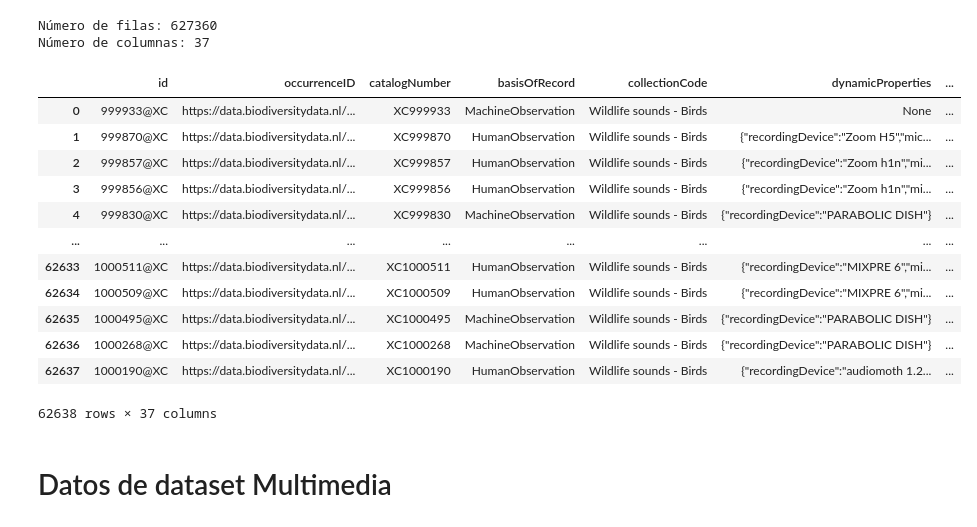
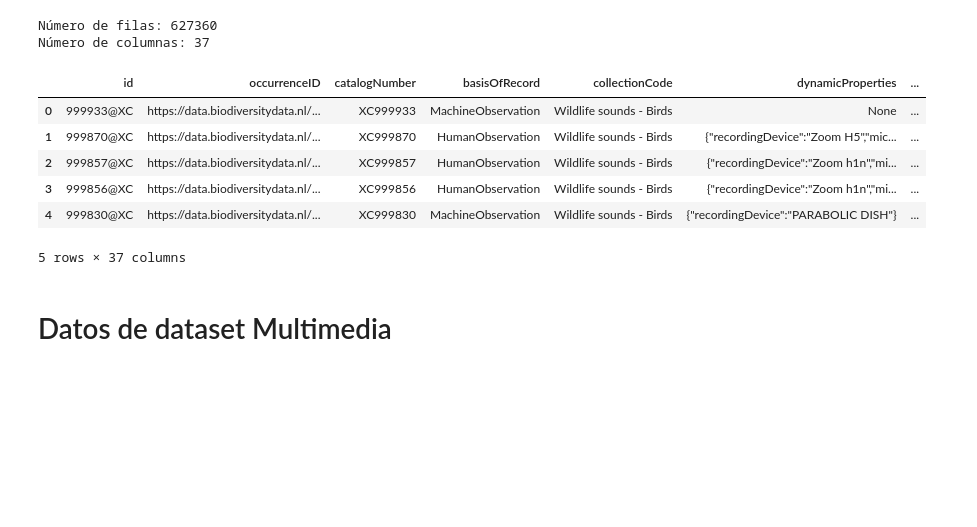
Before and after one commit to anto-rom/Birds_Spain_Project, a Jupyter notebook: notebooks/00_preparacion y limpieza2.ipynb, the cells around one changed output. Saved outputs shown, nothing was run; the diff lists cells and outputs as text; code cells hidden in the pictures; blank space fills up the shorter version.

```diff
--- a/notebooks/00_preparacion y limpieza2.ipynb
+++ b/notebooks/00_preparacion y limpieza2.ipynb
@@ -126,34 +128,31 @@ print("Número de columnas:", df_europe_geo.shape[1])
 Número de filas: 627360
 Número de columnas: 37
 # %%
-# Filtrado del dataset solo para España
 import duckdb
 
-# Crear conexión (o usar :memory:)
+# URL del CSV en Dropbox
+urlo = 'https://www.dropbox.com/scl/fi/i9sshclfbojl8az397ce0/Occurrence.txt?rlkey=daw5f2p78yn1r5bt67vdyk1yv&st=0yc5vcl1&dl=1'
+
+# Conexión en memoria
 con = duckdb.connect()
 
-# Ejecutar consulta SQL
-result = con.execute("""
+# Ejecutar consulta SQL con f-string para interpolar la variable
+result = con.execute(f"""
     SELECT *
-    FROM read_csv_auto('https://www.dropbox.com/scl/fi/i9sshclfbojl8az397ce0/Occurrence.txt?rlkey=daw5f2p78yn1r5bt67vdyk1yv&st=0yc5vcl1&dl=1')
+    FROM read_csv_auto('{urlo}')
     WHERE country = 'Spain'
 """).df()
 
-result
+# Mostrar resultados
+result.head()
 # %% [output]
 |  | id | occurrenceID | catalogNumber | basisOfRecord | collectionCode | dynamicProperties | ... |
 | 0 | 999933@XC | https://data.biodiversitydata.nl/... | XC999933 | MachineObservation | Wildlife sounds - Birds | None | ... |
 | 1 | 999870@XC | https://data.biodiversitydata.nl/... | XC999870 | HumanObservation | Wildlife sounds - Birds | {"recordingDevice":"Zoom H5","mic... | ... |
 | 2 | 999857@XC | https://data.biodiversitydata.nl/... | XC999857 | HumanObservation | Wildlife sounds - Birds | {"recordingDevice":"Zoom h1n","mi... | ... |
 | 3 | 999856@XC | https://data.biodiversitydata.nl/... | XC999856 | HumanObservation | Wildlife sounds - Birds | {"recordingDevice":"Zoom h1n","mi... | ... |
 | 4 | 999830@XC | https://data.biodiversitydata.nl/... | XC999830 | MachineObservation | Wildlife sounds - Birds | {"recordingDevice":"PARABOLIC DISH"} | ... |
-| ... | ... | ... | ... | ... | ... | ... | ... |
-| 62633 | 1000511@XC | https://data.biodiversitydata.nl/... | XC1000511 | HumanObservation | Wildlife sounds - Birds | {"recordingDevice":"MIXPRE 6","mi... | ... |
-| 62634 | 1000509@XC | https://data.biodiversitydata.nl/... | XC1000509 | HumanObservation | Wildlife sounds - Birds | {"recordingDevice":"MIXPRE 6","mi... | ... |
-| 62635 | 1000495@XC | https://data.biodiversitydata.nl/... | XC1000495 | MachineObservation | Wildlife sounds - Birds | {"recordingDevice":"PARABOLIC DISH"} | ... |
-| 62636 | 1000268@XC | https://data.biodiversitydata.nl/... | XC1000268 | MachineObservation | Wildlife sounds - Birds | {"recordingDevice":"PARABOLIC DISH"} | ... |
-| 62637 | 1000190@XC | https://data.biodiversitydata.nl/... | XC1000190 | HumanObservation | Wildlife sounds - Birds | {"recordingDevice":"audiomoth 1.2... | ... |
-62638 rows × 37 columns
+5 rows × 37 columns
 # %% [markdown]
 # Datos de dataset Multimedia
 # %%
```
Also changed, not shown: parts of 6 cells of this notebook.
